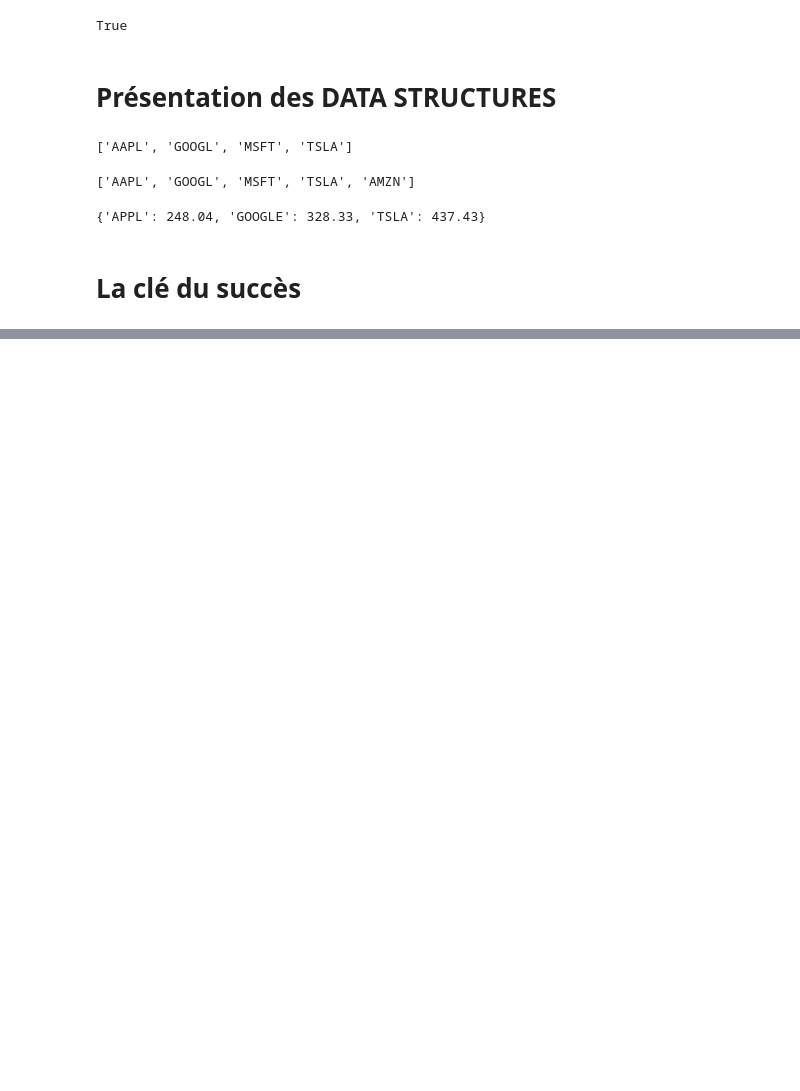
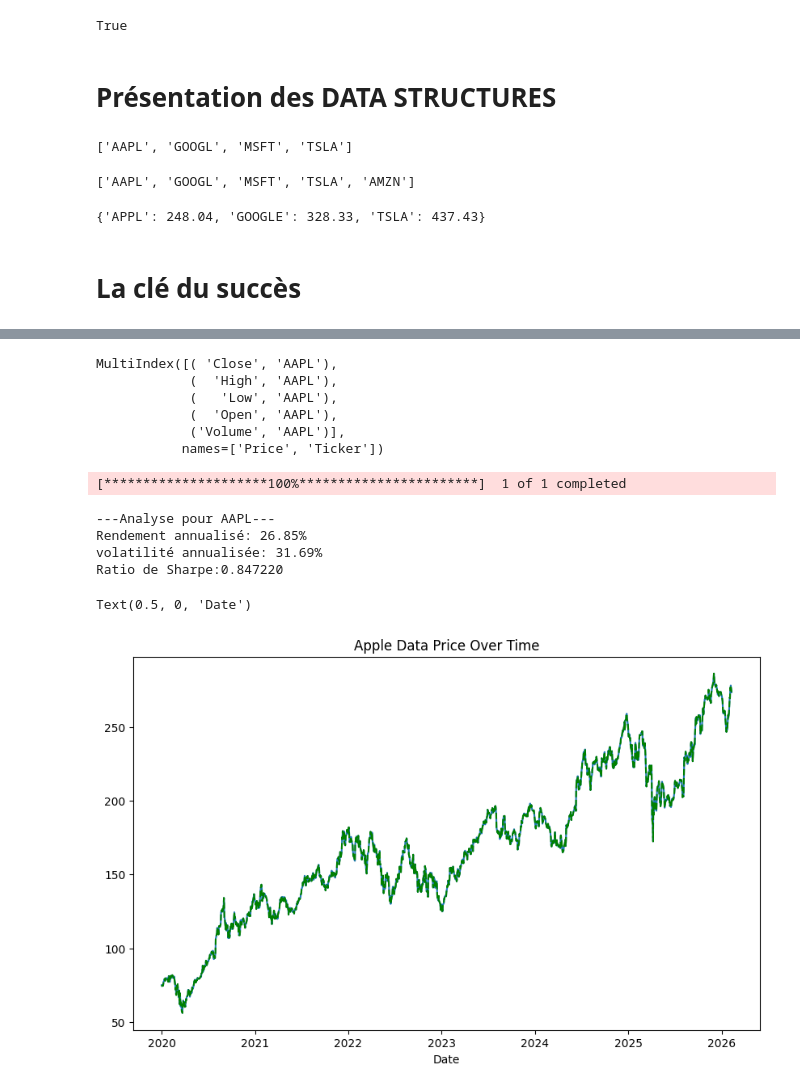
Before and after one commit to melynazrd/IAE_METZ_2026_DATA_AUDIT, a Jupyter notebook: SCRIPTS/analyse_bourse.ipynb, the cells around one changed output, grey strips where cells are left out. Cells and saved outputs as stored; diff of their text form; code cells hidden in the pictures; blank space fills up the shorter version.

Commit message:
Ajout du début de l'analyse bours!ièref -

```diff
--- a/SCRIPTS/analyse_bourse.ipynb
+++ b/SCRIPTS/analyse_bourse.ipynb
@@ -81,0 +166,47 @@ import yfinance as yf
+# %%
+print(data.columns)
+# %% [output]
+MultiIndex([( 'Close', 'AAPL'),
+            (  'High', 'AAPL'),
+            (   'Low', 'AAPL'),
+            (  'Open', 'AAPL'),
+            ('Volume', 'AAPL')],
+           names=['Price', 'Ticker'])
+# %%
+#1. Télécharger les données (depuis 2020)
+ticker = "AAPL"
+data = yf.download(ticker, start="2020-01-01", auto_adjust=False)
+
+#2 Calculer les rendements journaliers (Daily returns)
+# On utilise le "Adj Close" (prix ajusté aux dividendes/splits)
+data ['Returns']= data['Adj Close'].pct_change()
+
+#3. Calculer la volatilité et le rendement moyen (Annualisés)
+# Il y a neviron 252 jours de trading par an
+mean_return_daily = data['Returns'].mean()
+volatility_daily = data ['Returns'].std()
+annualized_return = mean_return_daily * 252
+annualized_volatility = volatility_daily*np.sqrt(252)
+
+#4. Calcul du ratio de Sharpe (supposons un taux sans risque de 0)
+sharpe_ratio = annualized_return / annualized_volatility
+
+print(f"---Analyse pour {ticker}---")
+print(f"Rendement annualisé: {annualized_return:.2%}")
+print(f"volatilité annualisée: {annualized_volatility:.2%}")
+print(f"Ratio de Sharpe:{sharpe_ratio:2f}")
+# %% [output]
+[*********************100%***********************]  1 of 1 completed
+---Analyse pour AAPL---
+Rendement annualisé: 26.85%
+volatilité annualisée: 31.69%
+Ratio de Sharpe:0.847220
+# %%
+plt.figure (figsize=(10,6))
+plt.plot (data['Close'], label='AAPL Closing Price')
+plt.title ('Apple Data Price Over Time')
+plt.plot(data['Close'],'g--')
+plt.xlabel ('Date')
+# %% [output]
+Text(0.5, 0, 'Date')
+[figure, added]
```
Also changed, not shown: parts of 9 cells of this notebook.
